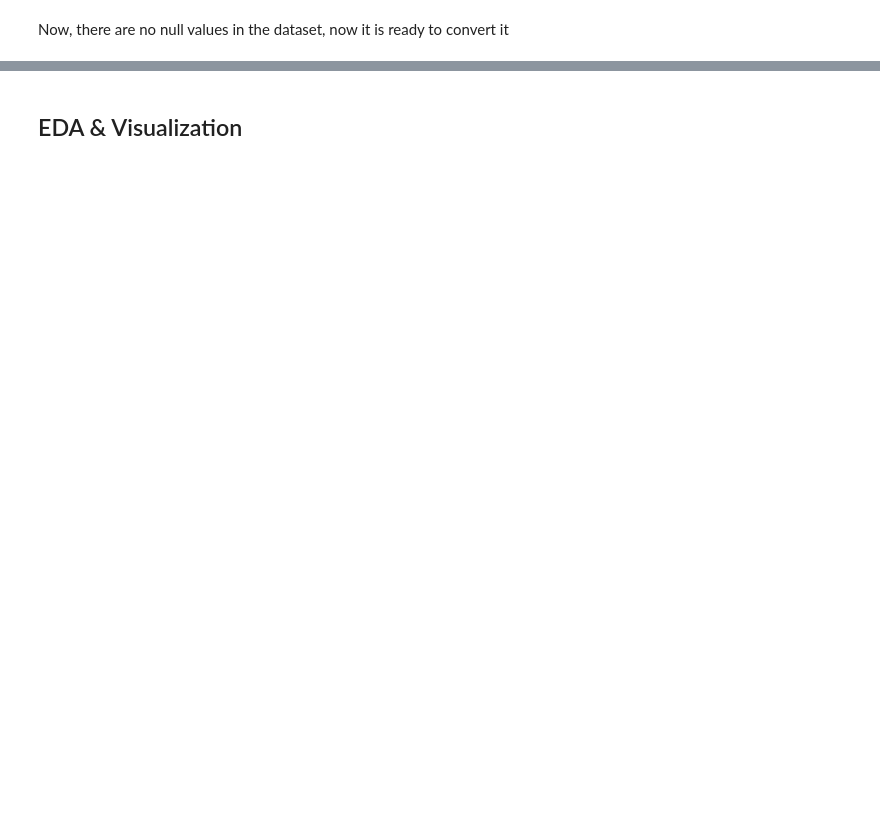
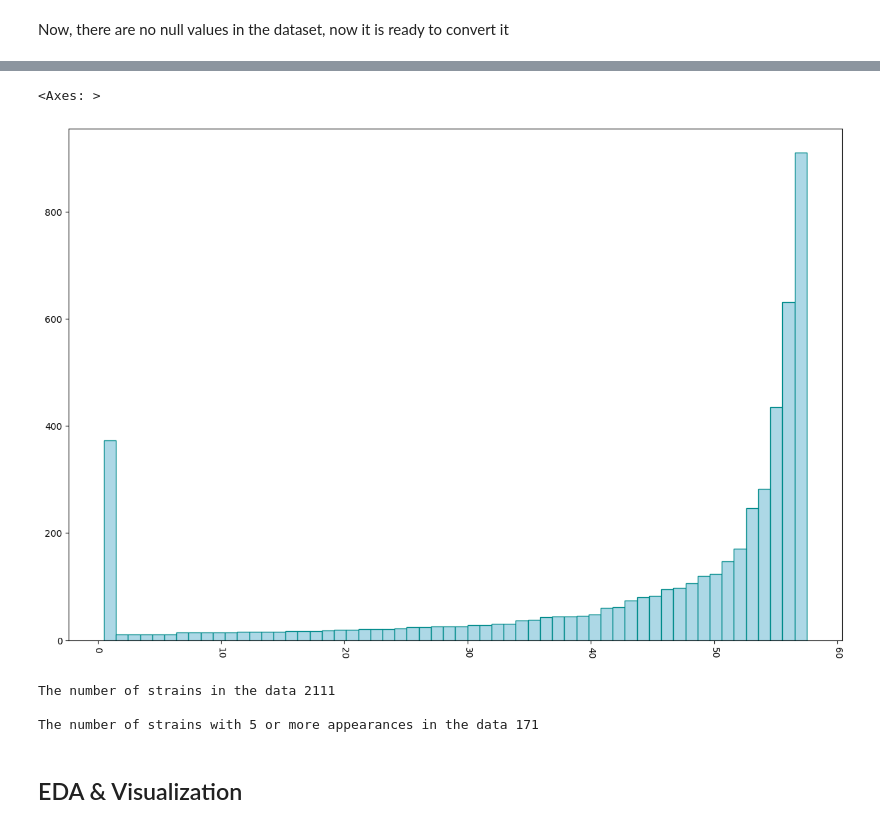
Before and after one commit to TalRos99/dataScienceFP, a Jupyter notebook: FinalProject.ipynb, the cells around one changed output, grey strips where cells are left out. Drawn from its saved outputs; the diff is of its cells as text; code cells hidden in the pictures; blank space fills up the shorter version.

```diff
--- a/FinalProject.ipynb
+++ b/FinalProject.ipynb
@@ -235,14 +377,49 @@ plt.plot([-0.5, bins], [10, 10], color="black", lw=1.5)
 # %%
-# If the company appears more than 10 times it gets a unique value, otherwise it gets 1
-companies_list = full_df['strains_company'].value_counts()[full_df['strains_company'].value_counts() > 10]
-companies_dict = {comp: i+2 for i, comp in enumerate(reversed(companies_list.keys()))}
-for comp in full_df['strains_company'].value_counts()[full_df['strains_company'].value_counts() <= 10].keys():
+# If the company appears more than 10 times it gets a unique value, otherwise it gets 1. (Higher number == Appeared more)
+companies_list = full_df["strains_company"].value_counts()[
+    full_df["strains_company"].value_counts() > 10
+]
+companies_dict = {comp: i + 2 for i, comp in enumerate(reversed(companies_list.keys()))}
+for comp in (
+    full_df["strains_company"]
+    .value_counts()[full_df["strains_company"].value_counts() <= 10]
+    .keys()
+):
     companies_dict[comp] = 1
-full_df['strains_company'] =full_df['strains_company'].map(companies_dict)
+full_df["strains_company"] = full_df["strains_company"].map(companies_dict)
 # %%
-bins = full_df['strains_company'].value_counts().count()
-full_df['strains_company'].hist(figsize=(15,10), xrot=-90, edgecolor='darkcyan', bins=bins, grid=False, align='left', color='lightblue')
+bins = full_df["strains_company"].value_counts().count()
+full_df["strains_company"].hist(
+    figsize=(15, 10),
+    xrot=-90,
+    edgecolor="darkcyan",
+    bins=bins,
+    grid=False,
+    align="left",
+    color="lightblue",
+)
+# %% [output]
+<Axes: >
+[figure, added]
 # %%
-print("The number of strains in the data " +bold_start +underline_start + str(full_df['strain'].value_counts().count())+ bu_end)
-print("\nThe number of strains with 5 or more appearances in the data "  +bold_start +underline_start + str(full_df['strain'].value_counts()[full_df['strain'].value_counts() > 5].count()) + bu_end)
+print(
+    "The number of strains in the data "
+    + bold_start
+    + underline_start
+    + str(full_df["strain"].value_counts().count())
+    + bu_end
+)
+print(
+    "\nThe number of strains with 5 or more appearances in the data "
+    + bold_start
+    + underline_start
+    + str(
+        full_df["strain"].value_counts()[full_df["strain"].value_counts() > 5].count()
+    )
+    + bu_end
+)
+# %% [output]
+The number of strains in the data 2111
+
+The number of strains with 5 or more appearances in the data 171
 # %%
```
Also changed, not shown: parts of 41 cells of this notebook.
